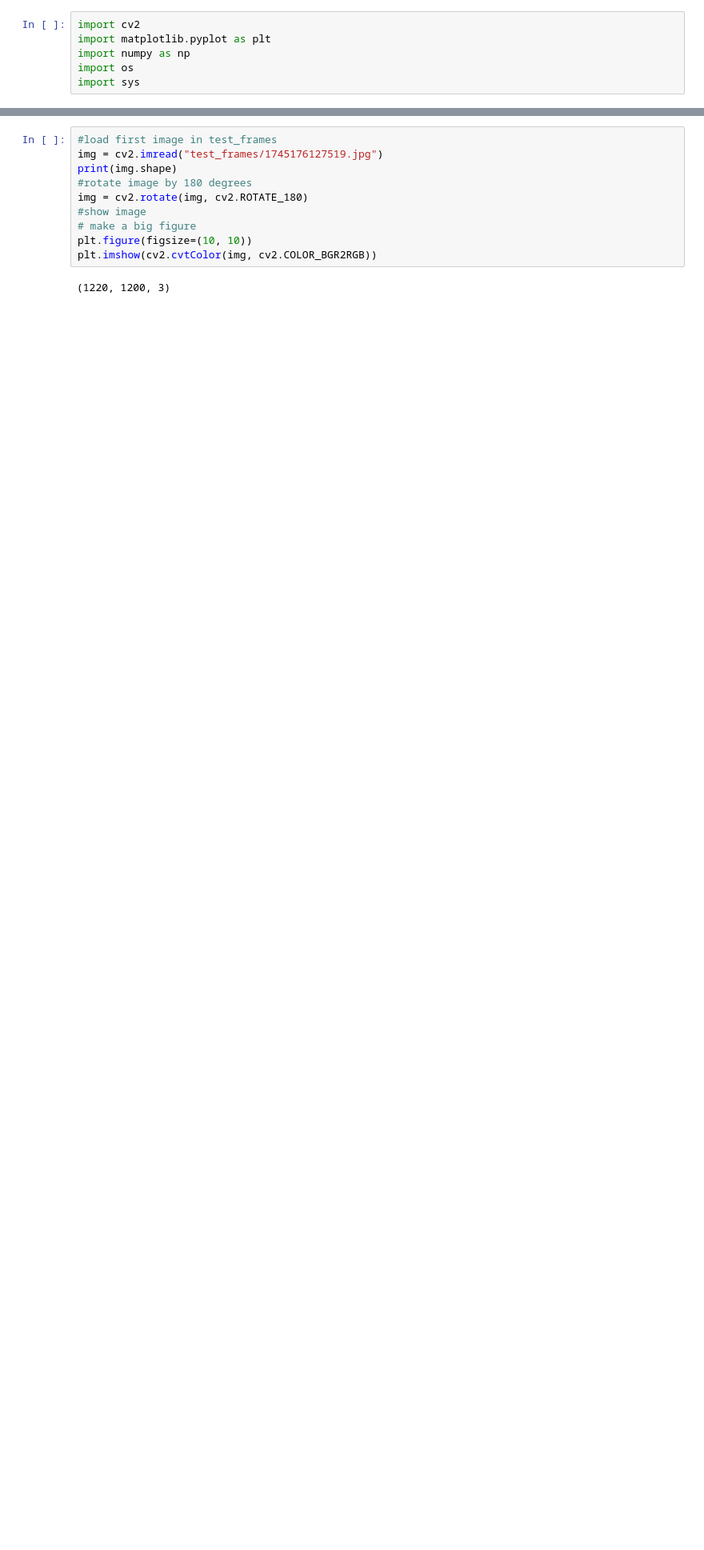
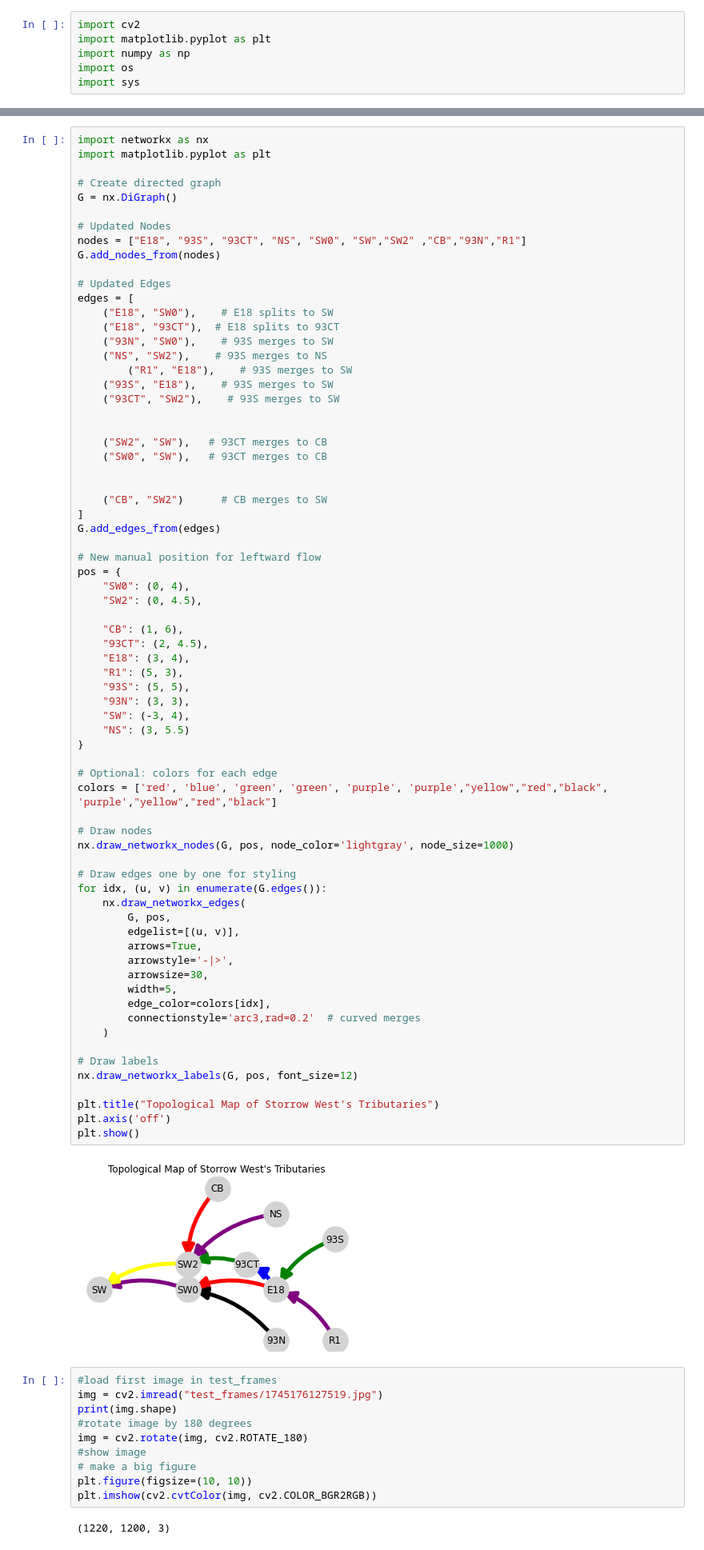
Before and after one commit to robertej19/EyeCandy, a Jupyter notebook: cvtesting-2.ipynb, the cells around one changed output, grey strips where cells are left out. Shown at 80% size. Saved outputs shown, nothing was run; the diff lists cells and outputs as text; blank space fills up the shorter version.

```diff
--- a/cvtesting-2.ipynb
+++ b/cvtesting-2.ipynb
@@ -7,3 +39,75 @@ import sys
+# %%
+import networkx as nx
+import matplotlib.pyplot as plt
+
+# Create directed graph
+G = nx.DiGraph()
+
+# Updated Nodes
+nodes = ["E18", "93S", "93CT", "NS", "SW0", "SW","SW2" ,"CB","93N","R1"]
+G.add_nodes_from(nodes)
+
+# Updated Edges
+edges = [
+    ("E18", "SW0"),    # E18 splits to SW
+    ("E18", "93CT"),  # E18 splits to 93CT
+    ("93N", "SW0"),    # 93S merges to SW
+    ("NS", "SW2"),    # 93S merges to NS
+        ("R1", "E18"),    # 93S merges to SW
+    ("93S", "E18"),    # 93S merges to SW
+    ("93CT", "SW2"),    # 93S merges to SW
+
+
+    ("SW2", "SW"),   # 93CT merges to CB
+    ("SW0", "SW"),   # 93CT merges to CB
+
+
+    ("CB", "SW2")      # CB merges to SW
+]
+G.add_edges_from(edges)
+
+# New manual position for leftward flow
+pos = {
+    "SW0": (0, 4),
+    "SW2": (0, 4.5),
+
+    "CB": (1, 6),
+    "93CT": (2, 4.5),
+    "E18": (3, 4),
+    "R1": (5, 3),
+    "93S": (5, 5),
+    "93N": (3, 3),
+    "SW": (-3, 4),
+    "NS": (3, 5.5)
+}
+
+# Optional: colors for each edge
+colors = ['red', 'blue', 'green', 'green', 'purple', 'purple',"yellow","red","black", 'purple',"yellow","red","black"]
+
+# Draw nodes
+nx.draw_networkx_nodes(G, pos, node_color='lightgray', node_size=1000)
+
+# Draw edges one by one for styling
+for idx, (u, v) in enumerate(G.edges()):
+    nx.draw_networkx_edges(
+        G, pos,
+        edgelist=[(u, v)],
+        arrows=True,
+        arrowstyle='-|>',
+        arrowsize=30,
+        width=5,
+        edge_color=colors[idx],
+        connectionstyle='arc3,rad=0.2'  # curved merges
+    )
+
+# Draw labels
+nx.draw_networkx_labels(G, pos, font_size=12)
+
+plt.title("Topological Map of Storrow West's Tributaries")
+plt.axis('off')
+plt.show()
+# %% [output]
+[figure, added]
 # %%
 #load first image in test_frames
 img = cv2.imread("test_frames/1745176127519.jpg")
```
Also changed, not shown: parts of 1 cell of this notebook, 3 other files.
